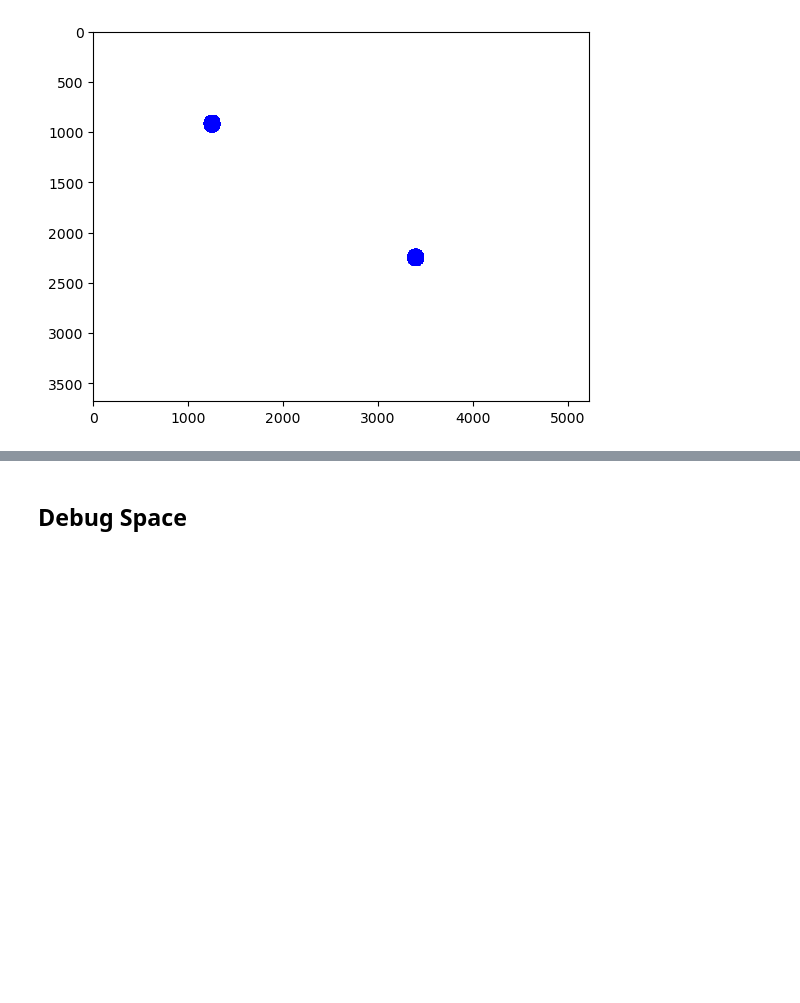
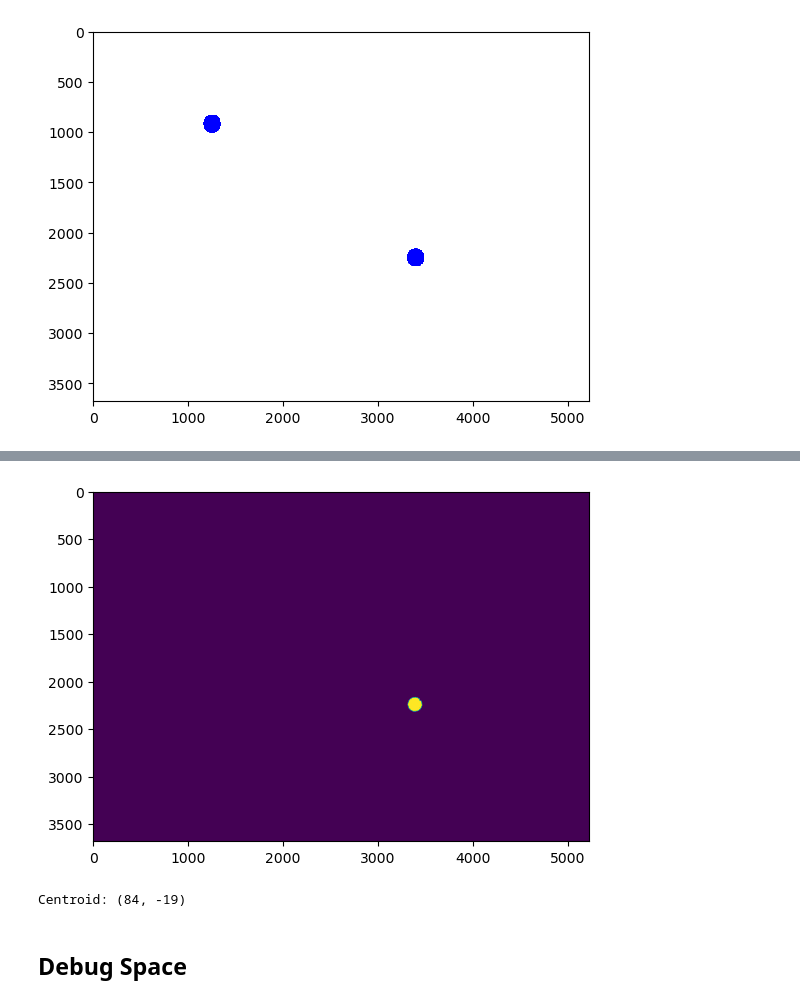
Before and after one commit to sunfanyi/Interactive-Ackermann-steering-model-car-game, a Jupyter notebook: inspect_map.ipynb, the cells around one changed output, grey strips where cells are left out. Saved outputs shown, nothing was run; the diff lists cells and outputs as text; code cells hidden in the pictures; blank space fills up the shorter version.

```diff
--- a/inspect_map.ipynb
+++ b/inspect_map.ipynb
@@ -56,0 +91,23 @@ plt.show()
+# %%
+temp = mask_B
+temp[:2000, :] = 0
+
+show_img(temp)
+# %% [output]
+[figure, added]
+# %%
+img = mask_G
+
+# Calculate the moments of the image
+rows, cols = img.shape
+m00 = np.sum(img)
+m10 = np.sum(np.arange(cols) * img)
+m01 = np.sum(np.arange(rows)[:, np.newaxis] * img)
+
+# Calculate the centroid of the image
+centroid_x = int(m10 / m00)
+centroid_y = int(m01 / m00)
+
+print(f"Centroid: ({centroid_x}, {centroid_y})")
+# %% [output]
+Centroid: (84, -19)
```
Also changed, not shown: parts of 4 cells of this notebook, 3 other files.
